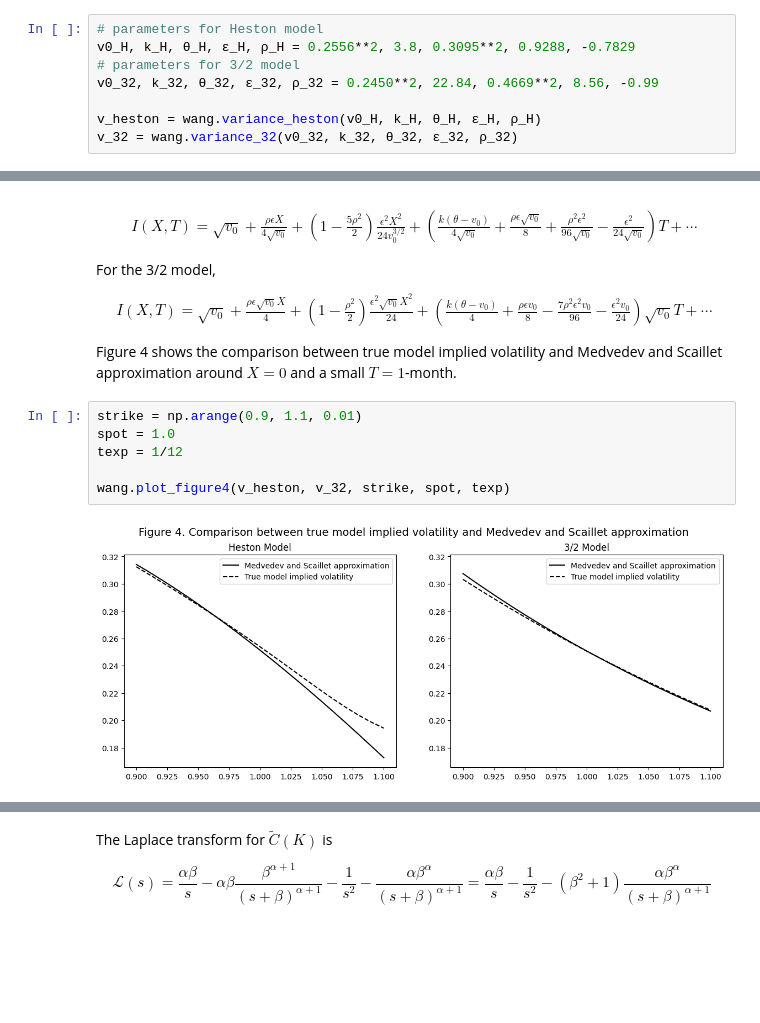
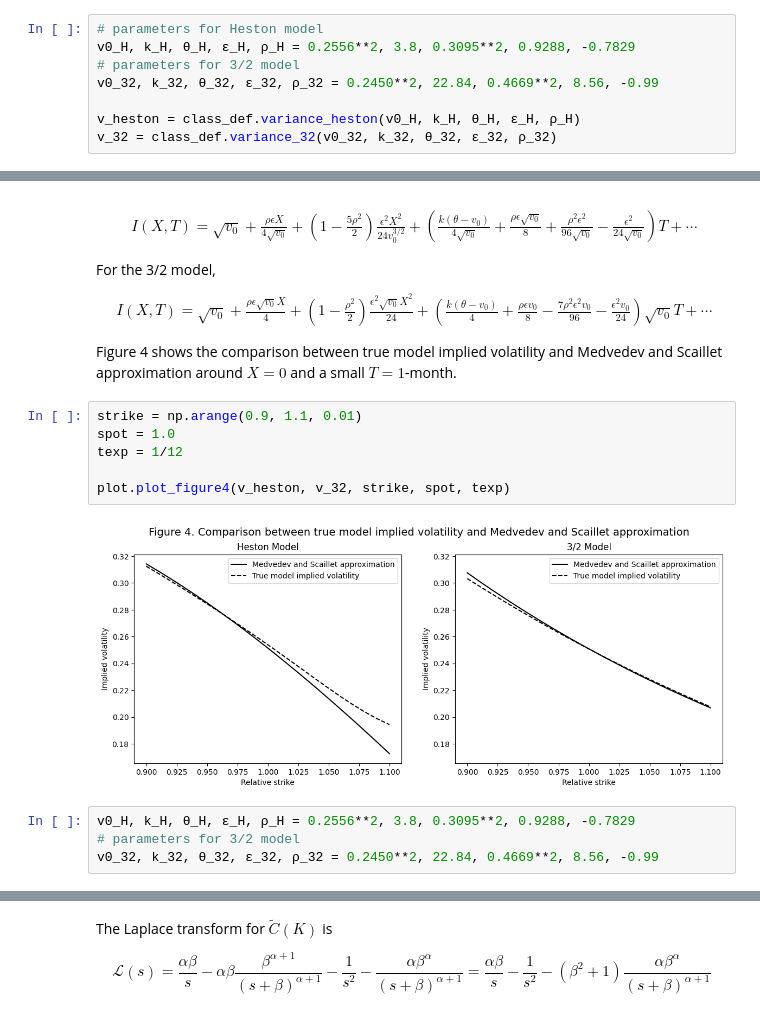
Before and after one commit to wangyutengsam2001/PHBS_ASP_2023-1, a Jupyter notebook: Project/pre0419/pre0419.ipynb, the cells around one changed output, grey strips where cells are left out. Cells and saved outputs as stored; diff of their text form; blank space fills up the shorter version.

```diff
--- a/Project/pre0419/pre0419.ipynb
+++ b/Project/pre0419/pre0419.ipynb
@@ -85,8 +84,8 @@ v0_H, k_H, θ_H, ε_H, ρ_H = 0.2556**2, 3.8, 0.3095**2, 0.9288, -0.7829
 # parameters for 3/2 model
 v0_32, k_32, θ_32, ε_32, ρ_32 = 0.2450**2, 22.84, 0.4669**2, 8.56, -0.99
 
-v_heston = wang.variance_heston(v0_H, k_H, θ_H, ε_H, ρ_H)
-v_32 = wang.variance_32(v0_32, k_32, θ_32, ε_32, ρ_32)
+v_heston = class_def.variance_heston(v0_H, k_H, θ_H, ε_H, ρ_H)
+v_32 = class_def.variance_32(v0_32, k_32, θ_32, ε_32, ρ_32)
 # %%
 n_observe = int(1e2)
 dt = 5e-3
@@ -122,11 +121,15 @@ $T = 1$-month.
 # %%
 strike = np.arange(0.9, 1.1, 0.01)
 spot = 1.0
 texp = 1/12
 
-wang.plot_figure4(v_heston, v_32, strike, spot, texp)
+plot.plot_figure4(v_heston, v_32, strike, spot, texp)
 # %% [output]
-[figure, old version]
+[figure, new version]
+# %%
+v0_H, k_H, θ_H, ε_H, ρ_H = 0.2556**2, 3.8, 0.3095**2, 0.9288, -0.7829
+# parameters for 3/2 model
+v0_32, k_32, θ_32, ε_32, ρ_32 = 0.2450**2, 22.84, 0.4669**2, 8.56, -0.99
 # %% [markdown]
 ## 3 Transform pricing of options on realized variance
 
```
Also changed, not shown: parts of 33 cells of this notebook, 39 other files.
